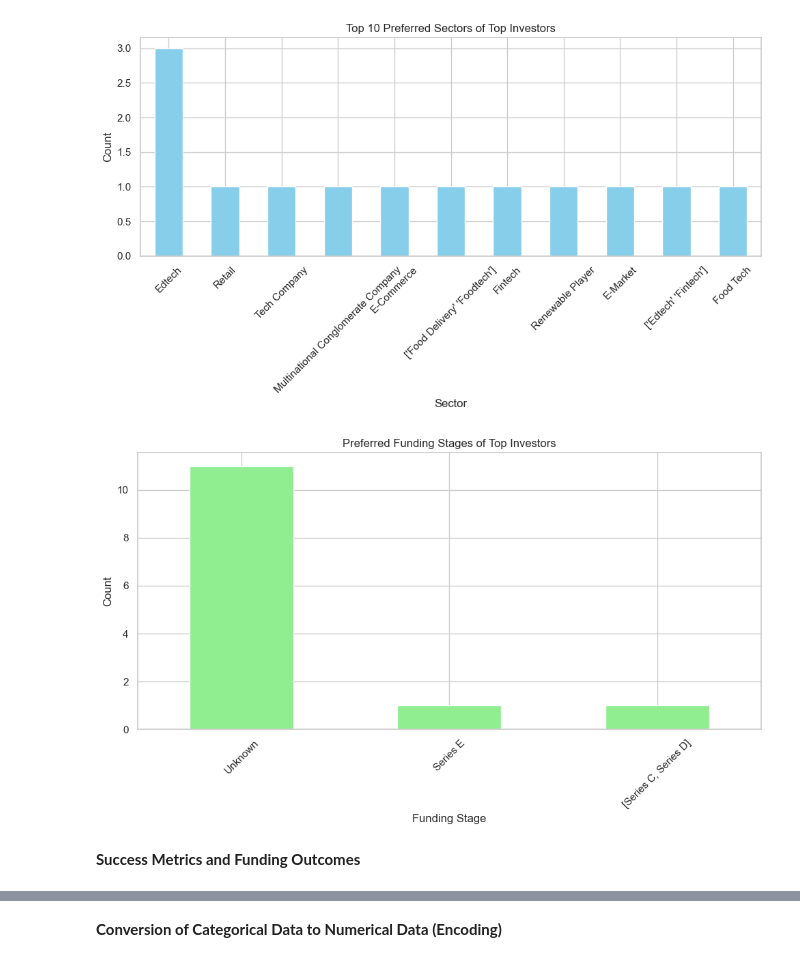
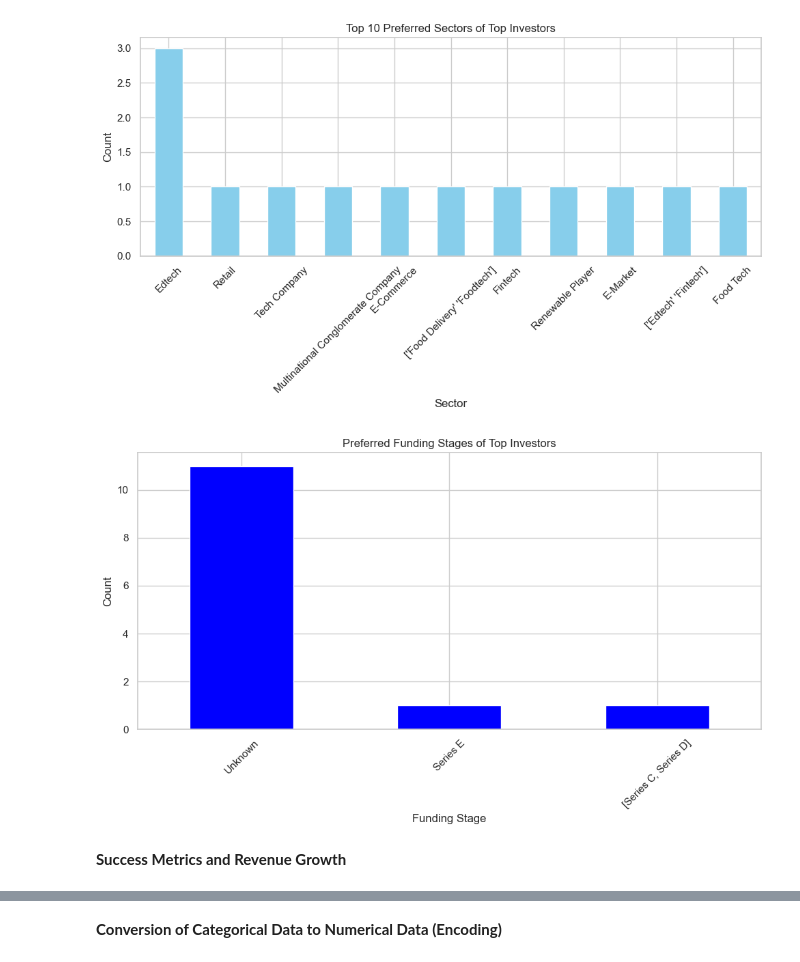
Before and after one commit to Ogoms/Analyzing-Indian-Startup-Funding-Trends-2018-2021-with-CRISP-DM, a Jupyter notebook: Notebook/Main.ipynb, the cells around one changed output, grey strips where cells are left out. Drawn from its saved outputs; the diff is of its cells as text; code cells hidden in the pictures.

```diff
--- a/Notebook/Main.ipynb
+++ b/Notebook/Main.ipynb
@@ -968,17 +968,17 @@ plt.show()
 # %%
 #Analyze Preferred Funding Stages of Top Investors
 preferred_stages = top_investors['Stage']
 
 # Plot Preferred Funding Stages
 plt.figure(figsize=(10, 6))
-preferred_stages.value_counts().plot(kind='bar', color='lightgreen')
+preferred_stages.value_counts().plot(kind='bar', color='blue')
 plt.title('Preferred Funding Stages of Top Investors')
 plt.xlabel('Funding Stage')
 plt.ylabel('Count')
 plt.xticks(rotation=45)
 plt.tight_layout()
 plt.show()
 # %% [output]
-[figure, old version]
+[figure, new version]
 # %% [markdown]
-**Success Metrics and Funding Outcomes**
+**Success Metrics and Revenue Growth**
```
Also changed, not shown: parts of 24 cells of this notebook, 1 other file.
